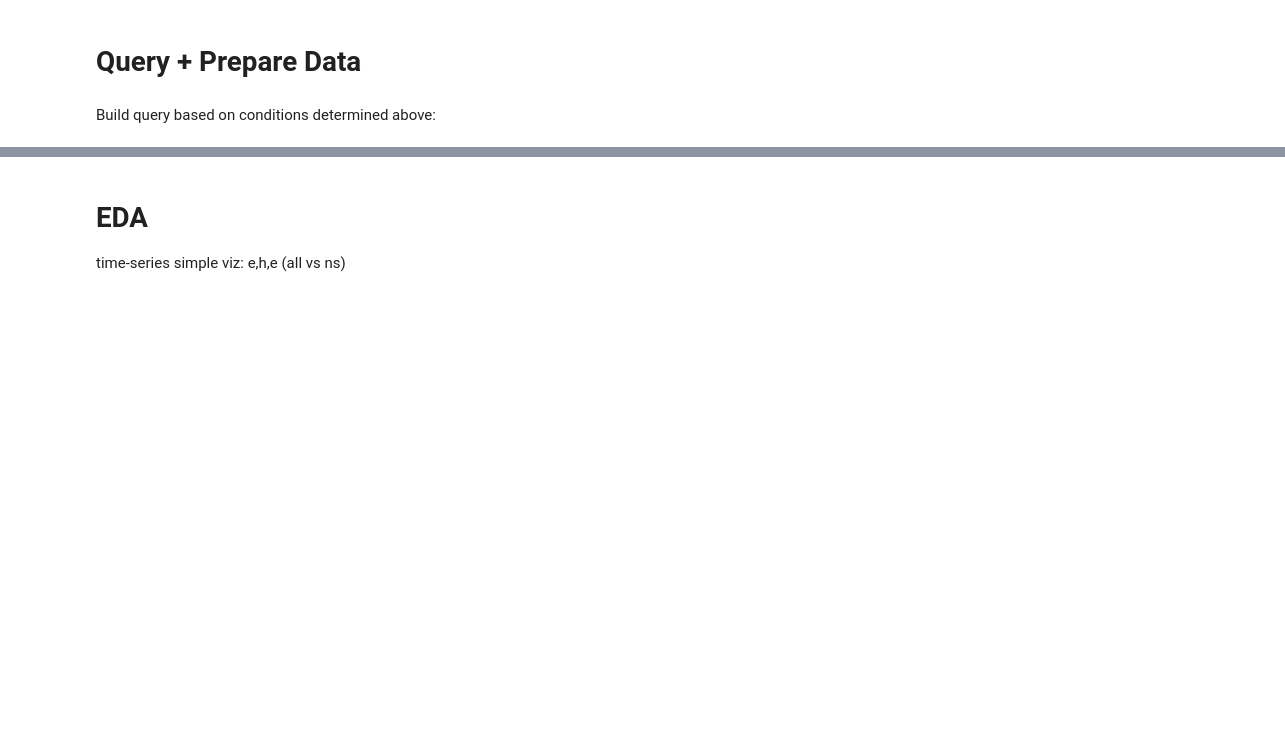
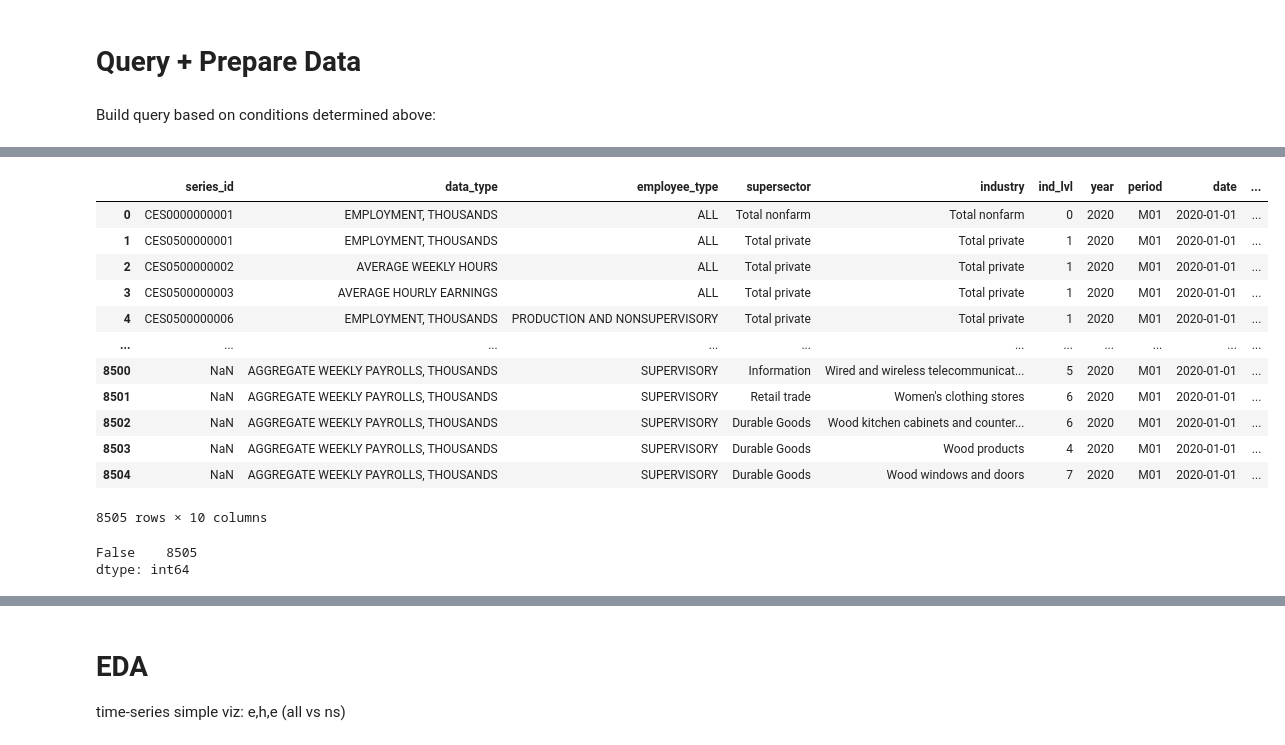
Before and after one commit to heisxiang/impact-recovery, a Jupyter notebook: c19IR.ipynb, the cells around one changed output, grey strips where cells are left out. Cells and saved outputs as stored; diff of their text form; code cells hidden in the pictures; blank space fills up the shorter version.

```diff
--- a/c19IR.ipynb
+++ b/c19IR.ipynb
@@ -351,6 +414,9 @@ display(dfall)
 
 types = pd.Series(dfall.data_type.unique())
 display('types:', types, '')
+
+basic = types[[0,4,5]].reset_index(drop=True)
+derived = types[[1,2,3]].reset_index(drop=True)
 
 employees = dfall.employee_type.unique()
 display('employees:', employees, '')
@@ -376,13 +474,50 @@ cdateb = dfall.date == c19b
-# %%
-# create 'sup employees'
-
-df = dfall.groupby(['data_type', 'industry']).employee_type.nunique().reset_index()
-i = df[df.employee_type == 2].industry
-display(i)
-
-dftemp = dfall[
-    (dfall.data_type == types[0])
-    & (dfall.industry == i[0])
-]
-
-dftemp
+# %%
+# create 'sup employees'
+
+def sup_basic(data):
+    df = data.copy()
+    data = data[data.data_type.isin(basic)]
+    if data.empty:
+        print('no valid data types')
+        return
+#     empcount = data[data.data_type == typ].groupby(['data_type', 'industry']).employee_type.nunique().reset_index()
+#     i = empcount[empcount.employee_type == 2].industry
+    for typ in data.data_type.unique():
+        df0 = data[data.data_type == typ]
+        empcount = df0.groupby('industry').employee_type.nunique()
+        i = empcount[empcount == 2].index
+        for ind in i:
+            df1 = df0[(df0.industry == ind)]
+            df1 = df1.pivot(index=['data_type', 'supersector', 'industry', 'ind_lvl', 'year', 'period', 'date'], columns='employee_type', values='value').reset_index()
+            df1['SUPERVISORY'] = df1['ALL'] - df1['PRODUCTION AND NONSUPERVISORY']
+            df1 = df1.melt(id_vars=['data_type', 'supersector', 'industry', 'ind_lvl', 'year', 'period', 'date'], value_vars=['SUPERVISORY'], var_name='employee_type')
+            df = df.append(df1, ignore_index=True)
+    return df
+
+df0 = dfall[
+    cdatep
+]
+
+# create for all 3 basic data types
+df = sup_basic(df0)
+df
+# %% [output]
+|  | series_id | data_type | employee_type | supersector | industry | ind_lvl | year | period | date | ... |
+| 0 | CES0000000001 | EMPLOYMENT, THOUSANDS | ALL | Total nonfarm | Total nonfarm | 0 | 2020 | M01 | 2020-01-01 | ... |
+| 1 | CES0500000001 | EMPLOYMENT, THOUSANDS | ALL | Total private | Total private | 1 | 2020 | M01 | 2020-01-01 | ... |
+| 2 | CES0500000002 | AVERAGE WEEKLY HOURS | ALL | Total private | Total private | 1 | 2020 | M01 | 2020-01-01 | ... |
+| 3 | CES0500000003 | AVERAGE HOURLY EARNINGS | ALL | Total private | Total private | 1 | 2020 | M01 | 2020-01-01 | ... |
+| 4 | CES0500000006 | EMPLOYMENT, THOUSANDS | PRODUCTION AND NONSUPERVISORY | Total private | Total private | 1 | 2020 | M01 | 2020-01-01 | ... |
+| ... | ... | ... | ... | ... | ... | ... | ... | ... | ... | ... |
+| 8500 | NaN | AGGREGATE WEEKLY PAYROLLS, THOUSANDS | SUPERVISORY | Information | Wired and wireless telecommunicat... | 5 | 2020 | M01 | 2020-01-01 | ... |
+| 8501 | NaN | AGGREGATE WEEKLY PAYROLLS, THOUSANDS | SUPERVISORY | Retail trade | Women's clothing stores | 6 | 2020 | M01 | 2020-01-01 | ... |
+| 8502 | NaN | AGGREGATE WEEKLY PAYROLLS, THOUSANDS | SUPERVISORY | Durable Goods | Wood kitchen cabinets and counter... | 6 | 2020 | M01 | 2020-01-01 | ... |
+| 8503 | NaN | AGGREGATE WEEKLY PAYROLLS, THOUSANDS | SUPERVISORY | Durable Goods | Wood products | 4 | 2020 | M01 | 2020-01-01 | ... |
+| 8504 | NaN | AGGREGATE WEEKLY PAYROLLS, THOUSANDS | SUPERVISORY | Durable Goods | Wood windows and doors | 7 | 2020 | M01 | 2020-01-01 | ... |
+8505 rows × 10 columns
+# %%
+df.duplicated().value_counts()
+# df.values.tolist()
+# %% [output]
+False    8505
+dtype: int64
```
Also changed, not shown: parts of 15 cells of this notebook.
